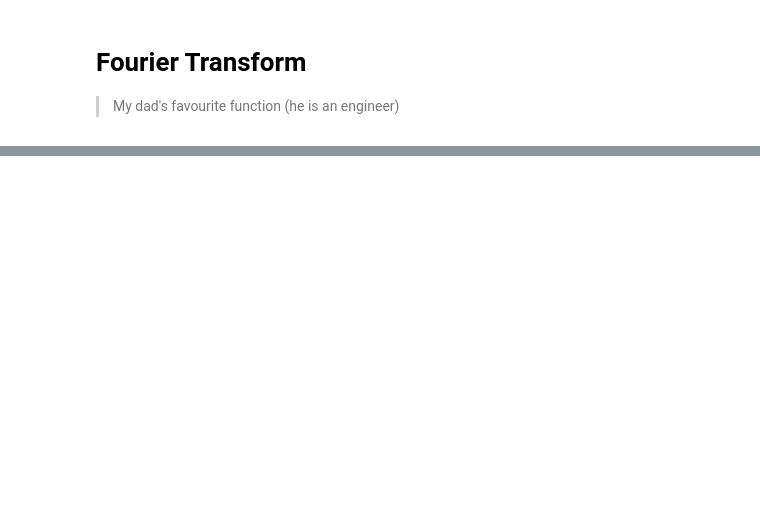
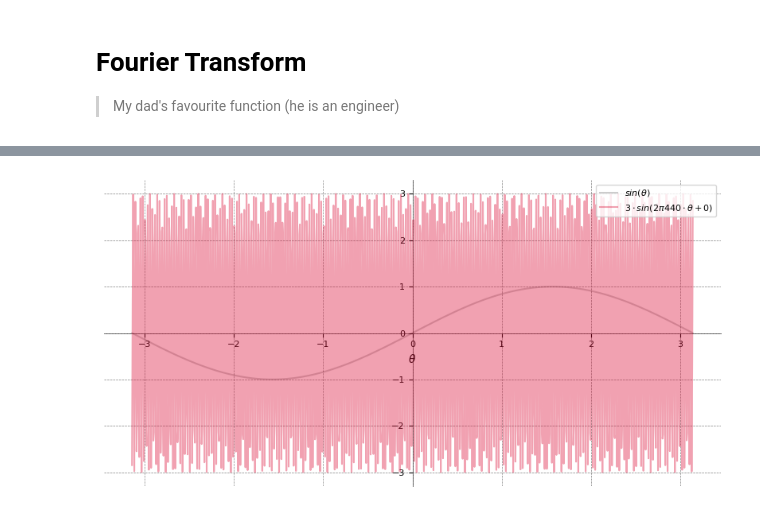
Before and after one commit to mshajarrazip/OpenCV-Notes, a Jupyter notebook: fourier.ipynb, the cells around one changed output, grey strips where cells are left out. Drawn from its saved outputs; the diff is of its cells as text; code cells hidden in the pictures; blank space fills up the shorter version.

Commit message:
Add sinusoidal function

```diff
--- a/fourier.ipynb
+++ b/fourier.ipynb
@@ -22,8 +22,11 @@ def format_plot(ax):
 
     ax.tick_params(axis='both', which='major', labelsize=8)
     ax.tick_params(axis='both', which='minor', labelsize=6)
-    ax.legend(loc=1)
+    ax.legend(loc=1, fontsize=8)
     ax.grid(color='gray', linestyle='dashed', linewidth=0.5)
+# %%
+def get_signal(t: np.array, f: int, A: float=1, p: float = 0):
+    return A * np.sin(2 * np.pi * f * t + p)
 # %% [markdown]
 INTERJECTION! Let's study the Fourier Transform with everyone's favourite [3Blue1Brown](https://www.youtube.com/watch?v=spUNpyF58BY)
 
@@ -46,0 +50,20 @@ No artists with labels found to put in legend.  Note that artists whose label st
+# %%
+t = np.linspace(-np.pi, np.pi, 1000)
+y_sin = np.sin(t)
+
+# sinusoidal function
+A = 3
+f = 440
+phi = 0
+y_sinusoid = get_signal(t, f, A, phi)
+
+_, ax = plt.subplots(1, 1, figsize=(10, 5))
+ax.plot(t, y_sin, color='black', alpha=0.2, label='$sin(\\theta)$')
+
+
+ax.plot(t, y_sinusoid, color='crimson', alpha=0.4, label=f"${{{A}}} \\cdot sin(2 \\pi {{{f}}} \\cdot \\theta + {{{phi}}})$")
+ax.set_xlabel('$\\theta$')
+format_plot(ax)
+plt.show()
+# %% [output]
+[figure, added]
```
Also changed, not shown: parts of 4 cells of this notebook.
